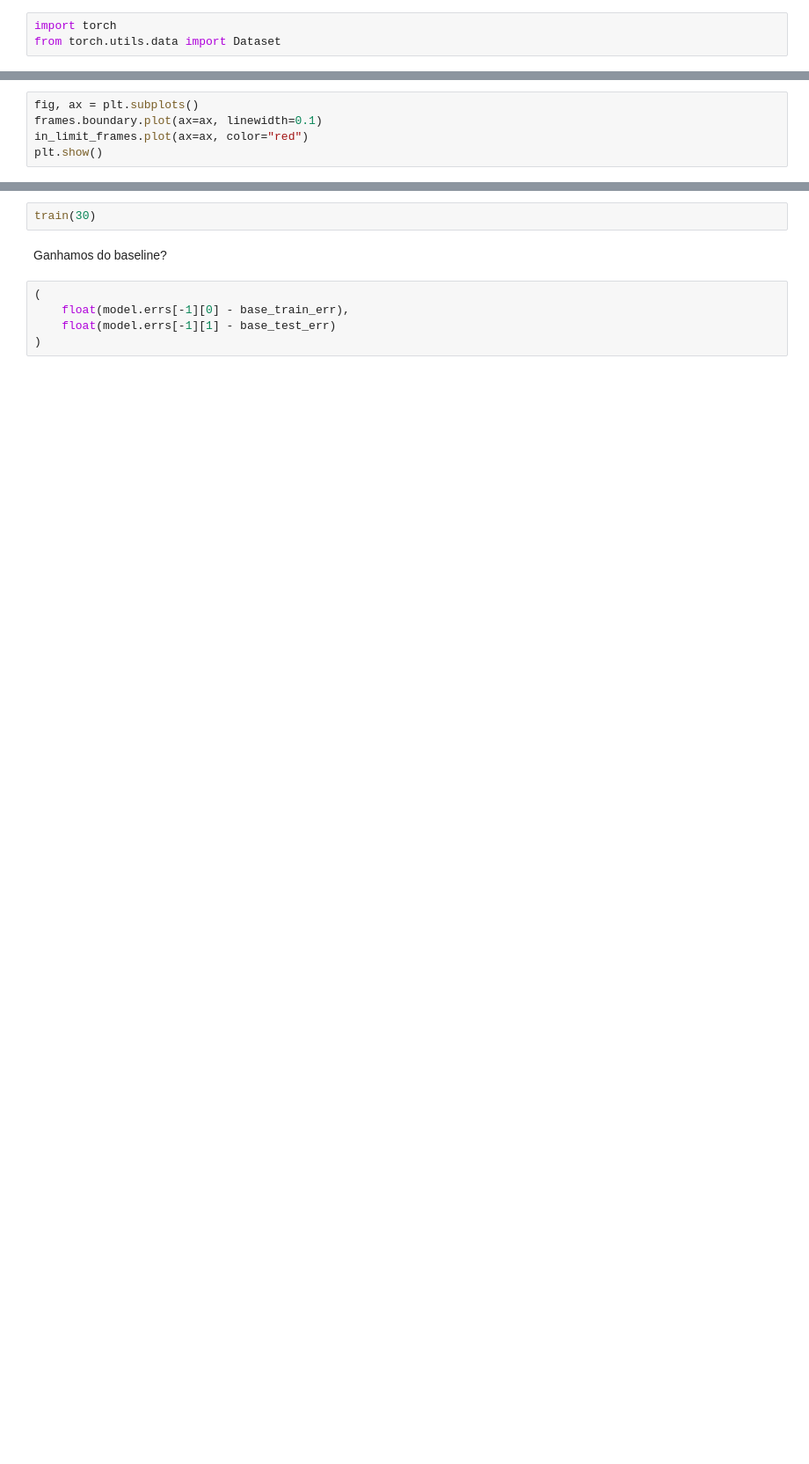
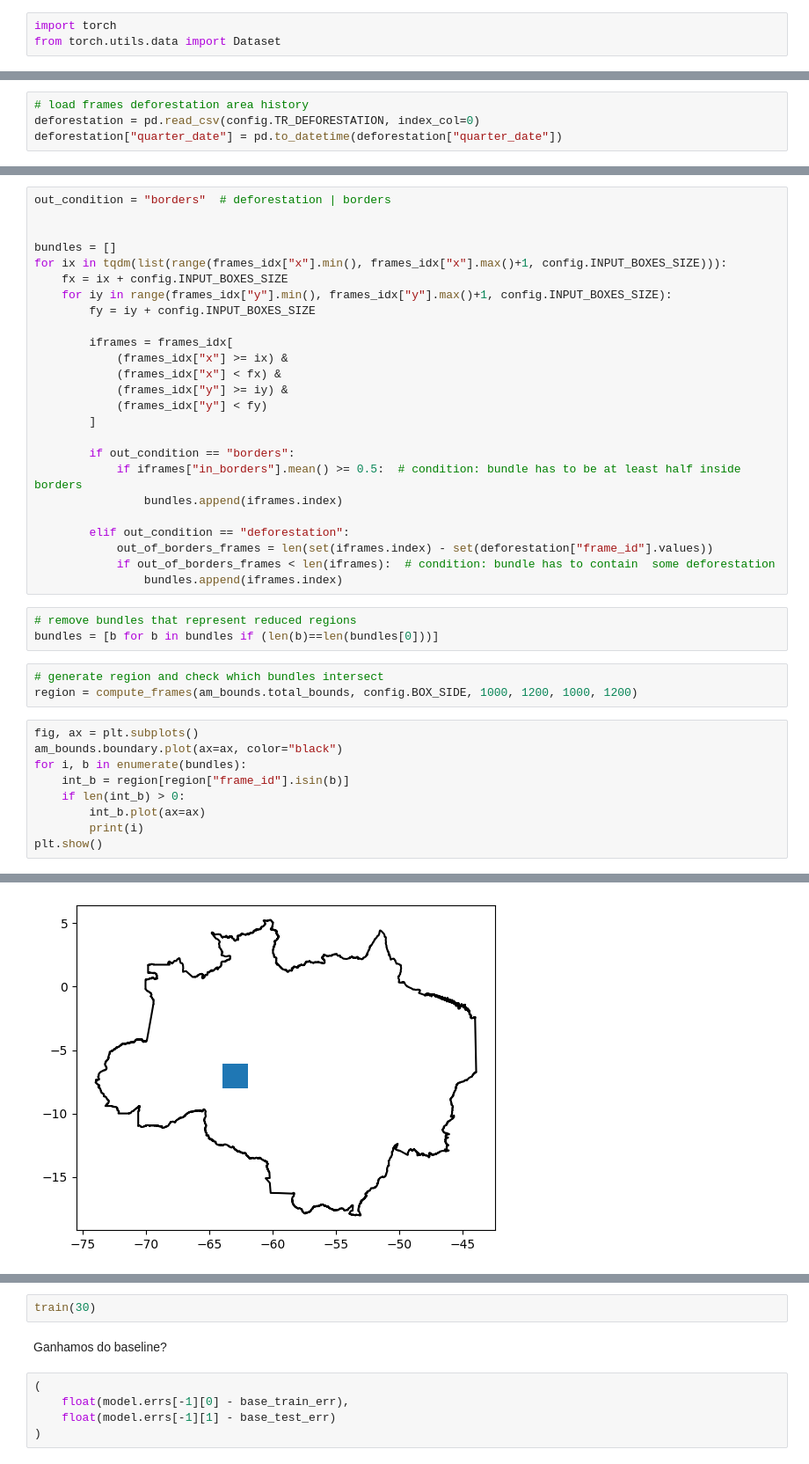
Before and after one commit to Giovanni3A/deforestation_forecast, a Jupyter notebook: 2_model_train.ipynb, the cells around one changed output, grey strips where cells are left out. Shown at 88% size. Cells and saved outputs as stored; diff of their text form; blank space fills up the shorter version.

```diff
--- a/2_model_train.ipynb
+++ b/2_model_train.ipynb
@@ -78,0 +25,4 @@ for t, regions in enumerate(zip(*full_history)):
+# %%
+# load frames deforestation area history
+deforestation = pd.read_csv(config.TR_DEFORESTATION, index_col=0)
+deforestation["quarter_date"] = pd.to_datetime(deforestation["quarter_date"])
@@ -79,5 +48,41 @@ for t, regions in enumerate(zip(*full_history)):
+# %%
+out_condition = "borders"  # deforestation | borders
+
+
+bundles = []
+for ix in tqdm(list(range(frames_idx["x"].min(), frames_idx["x"].max()+1, config.INPUT_BOXES_SIZE))):
+    fx = ix + config.INPUT_BOXES_SIZE
+    for iy in range(frames_idx["y"].min(), frames_idx["y"].max()+1, config.INPUT_BOXES_SIZE):
+        fy = iy + config.INPUT_BOXES_SIZE
+
+        iframes = frames_idx[
+            (frames_idx["x"] >= ix) &
+            (frames_idx["x"] < fx) &
+            (frames_idx["y"] >= iy) &
+            (frames_idx["y"] < fy)
+        ]
+
+        if out_condition == "borders":
+            if iframes["in_borders"].mean() >= 0.5:  # condition: bundle has to be at least half inside borders
+                bundles.append(iframes.index)
+
+        elif out_condition == "deforestation":
+            out_of_borders_frames = len(set(iframes.index) - set(deforestation["frame_id"].values))
+            if out_of_borders_frames < len(iframes):  # condition: bundle has to contain  some deforestation
+                bundles.append(iframes.index)
+# %%
+# remove bundles that represent reduced regions
+bundles = [b for b in bundles if (len(b)==len(bundles[0]))]
+# %%
+# generate region and check which bundles intersect
+region = compute_frames(am_bounds.total_bounds, config.BOX_SIDE, 1000, 1200, 1000, 1200)
 # %%
 fig, ax = plt.subplots()
-frames.boundary.plot(ax=ax, linewidth=0.1)
-in_limit_frames.plot(ax=ax, color="red")
+am_bounds.boundary.plot(ax=ax, color="black")
+for i, b in enumerate(bundles):
+    int_b = region[region["frame_id"].isin(b)]
+    if len(int_b) > 0:
+        int_b.plot(ax=ax)
+        print(i)
 plt.show()
+# %% [output]
@@ -83,0 +105 @@ plt.show()
+[figure, added]
```
Also changed, not shown: parts of 43 cells of this notebook, 4 other files.
